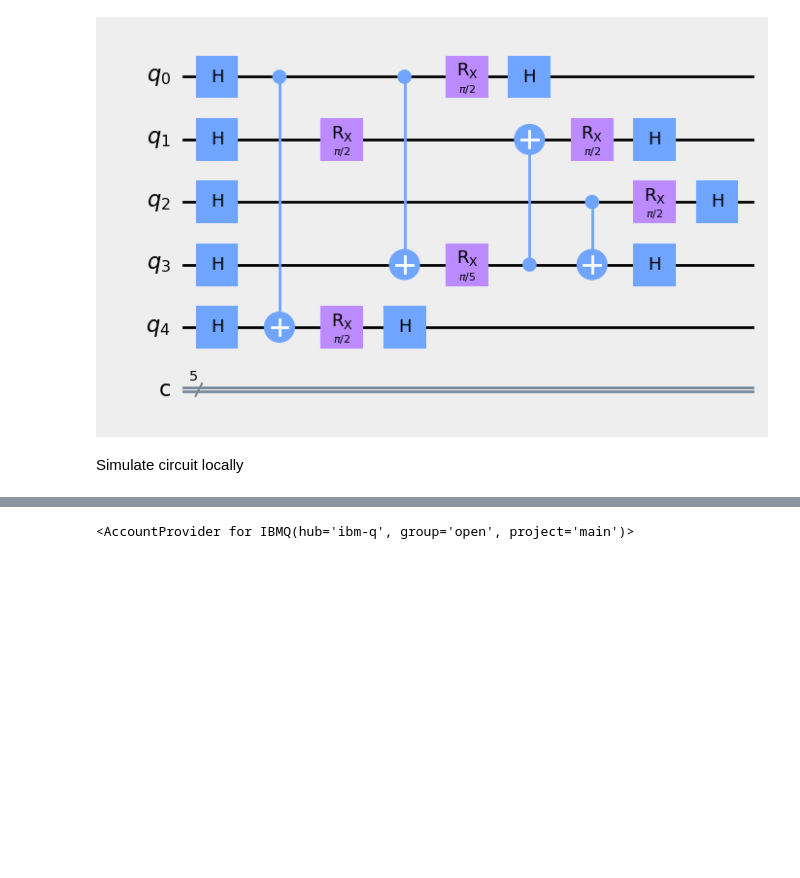
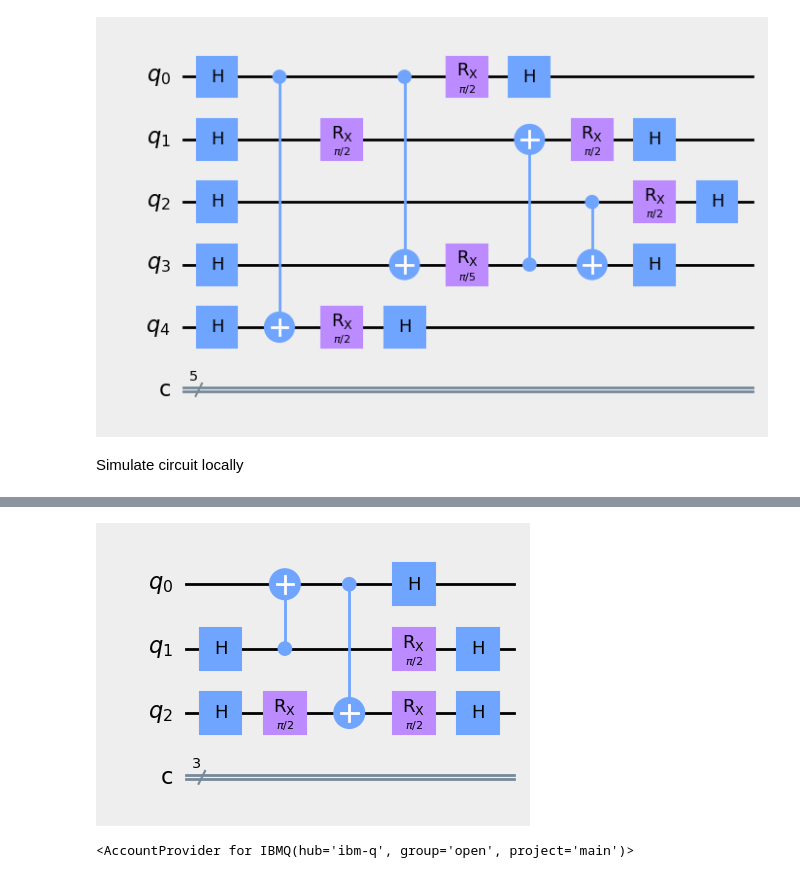
Before and after one commit to QuantumBarcelona/Qiskit-Hackathon-BCN, a Jupyter notebook: challenges/BSC_challenge.ipynb, the cells around one changed output, grey strips where cells are left out. Drawn from its saved outputs; the diff is of its cells as text; code cells hidden in the pictures; blank space fills up the shorter version.

```diff
--- a/challenges/BSC_challenge.ipynb
+++ b/challenges/BSC_challenge.ipynb
@@ -191,3 +217,34 @@ plot_histogram(counts, title='Buddies counts')
+# %%
+qreg_q = QuantumRegister(3, 'q')
+creg_c = ClassicalRegister(3, 'c')
+circuit = QuantumCircuit(qreg_q, creg_c)
+
+# circuit.initialize(s[0], 0)
+
+circuit.h(qreg_q[1])
+circuit.h(qreg_q[2])
+
+
+circuit.cx(qreg_q[1], qreg_q[0])
+
+
+
+circuit.rx(pi / 2, qreg_q[2])
+circuit.cx(qreg_q[0], qreg_q[2])
+circuit.rx(pi / 2, qreg_q[2])
+
+circuit.rx(pi / 2, qreg_q[1])
+
+circuit.h(qreg_q[0])
+circuit.h(qreg_q[1])
+circuit.h(qreg_q[2])
+
+
+# circuit.measure(qreg_q, creg_c)
+circuit.draw()
+circuit_drawer(circuit, output='mpl', style={'backgroundcolor': '#EEEEEE'})
+# %% [output]
+[figure, added]
 # %%
 # loading IBMQ account
 from qiskit import IBMQ
```
Also changed, not shown: parts of 3 cells of this notebook.
